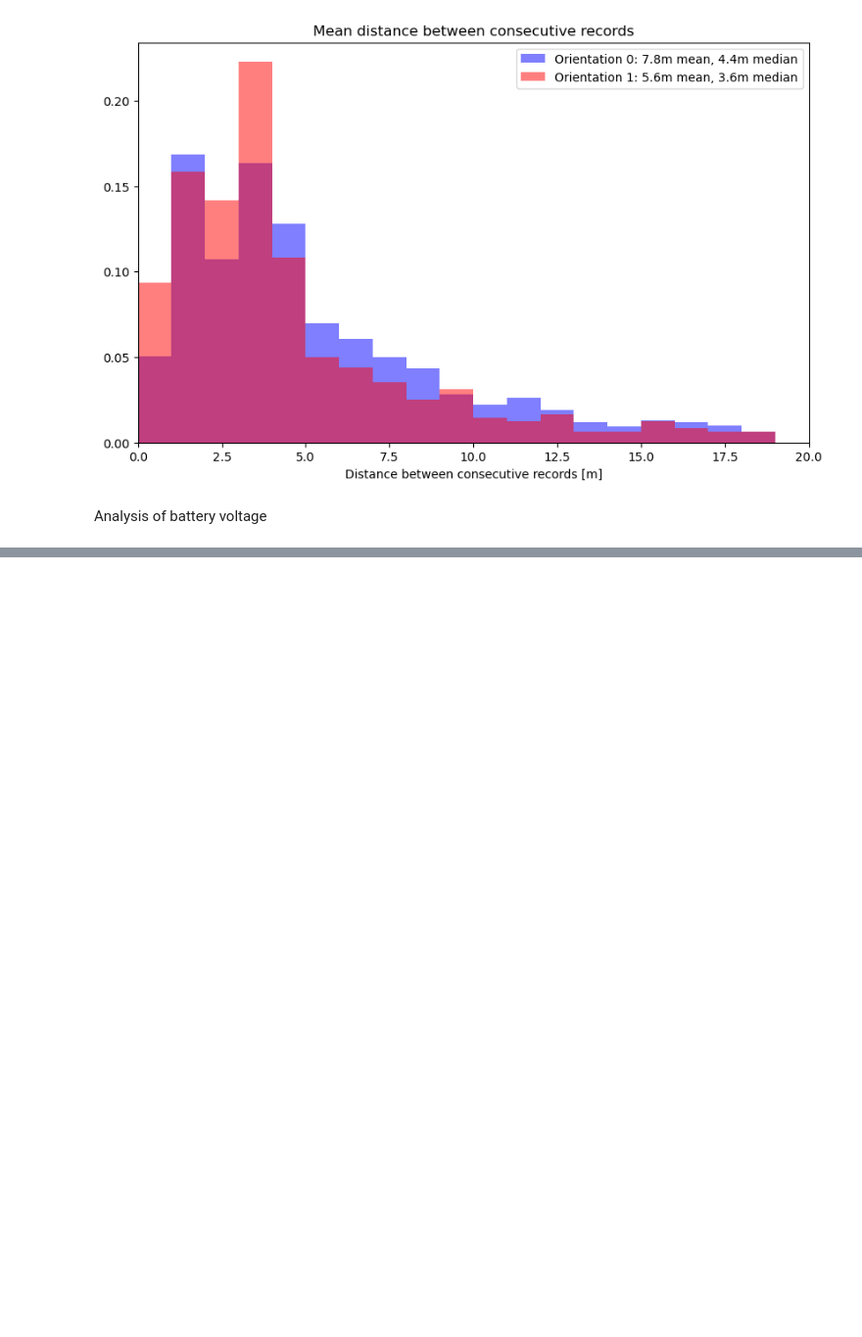
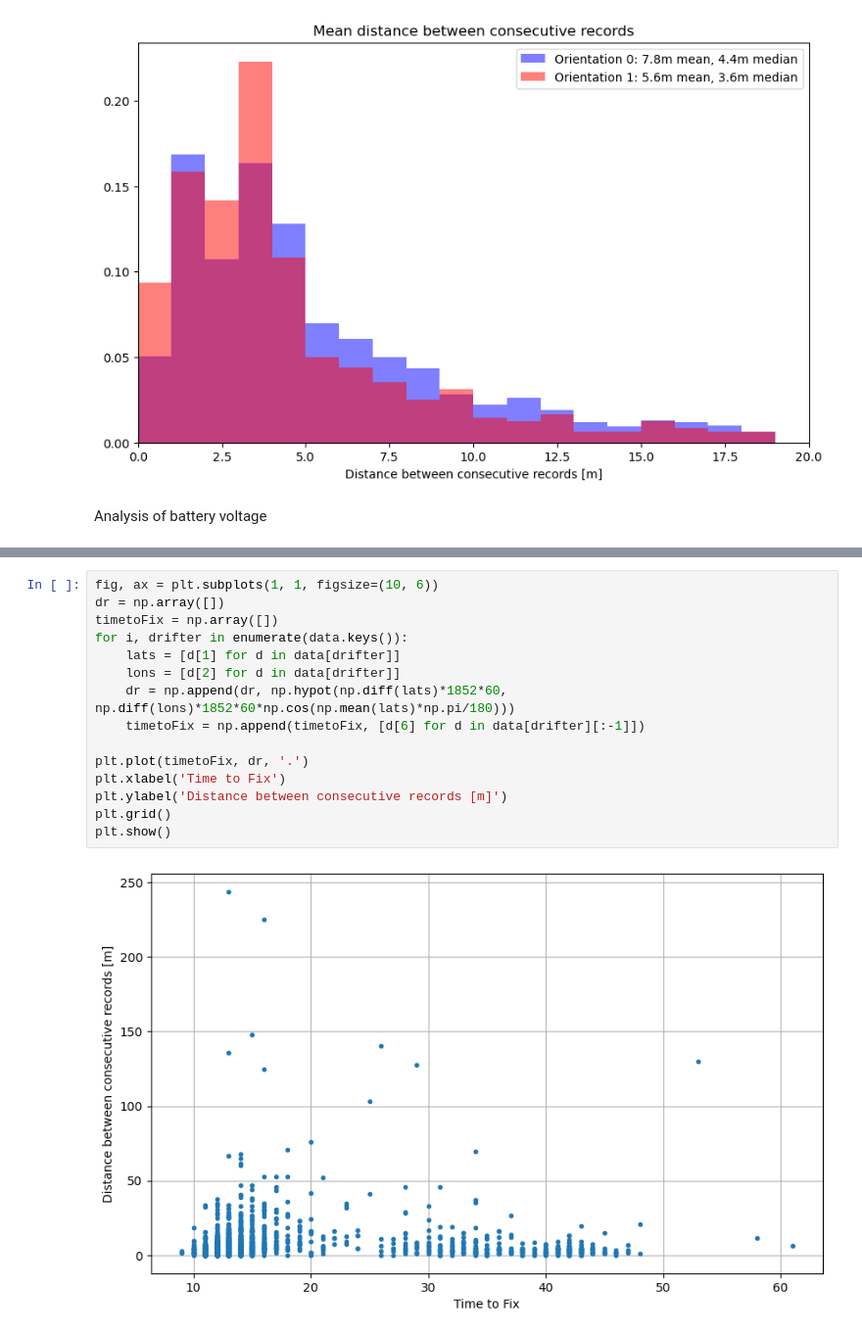
Before and after one commit to Parcels-code/Stokesdrifters_Wadden, a Jupyter notebook: analyse_roofdata.ipynb, the cells around one changed output, grey strips where cells are left out. Shown at 98% size. Saved outputs shown, nothing was run; the diff lists cells and outputs as text; blank space fills up the shorter version.

```diff
--- a/analyse_roofdata.ipynb
+++ b/analyse_roofdata.ipynb
@@ -143,0 +166,17 @@ plt.show()
+# %%
+fig, ax = plt.subplots(1, 1, figsize=(10, 6))
+dr = np.array([])
+timetoFix = np.array([])
+for i, drifter in enumerate(data.keys()):
+    lats = [d[1] for d in data[drifter]]
+    lons = [d[2] for d in data[drifter]]
+    dr = np.append(dr, np.hypot(np.diff(lats)*1852*60, np.diff(lons)*1852*60*np.cos(np.mean(lats)*np.pi/180)))
+    timetoFix = np.append(timetoFix, [d[6] for d in data[drifter][:-1]])
+
+plt.plot(timetoFix, dr, '.')
+plt.xlabel('Time to Fix')
+plt.ylabel('Distance between consecutive records [m]')
+plt.grid()
+plt.show()
+# %% [output]
+[figure, added]
```
Also changed, not shown: parts of 7 cells of this notebook, 1 other file.
